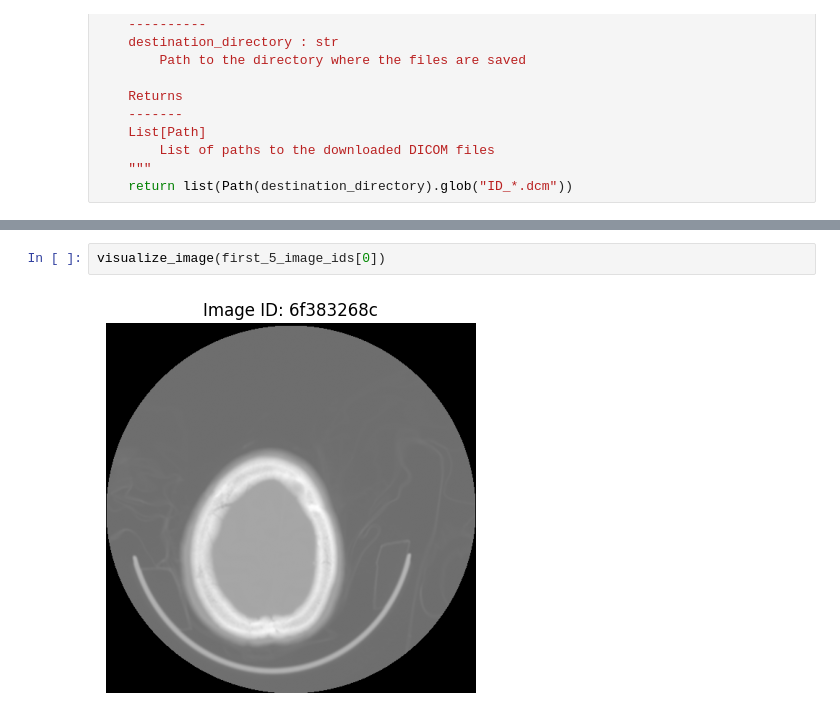
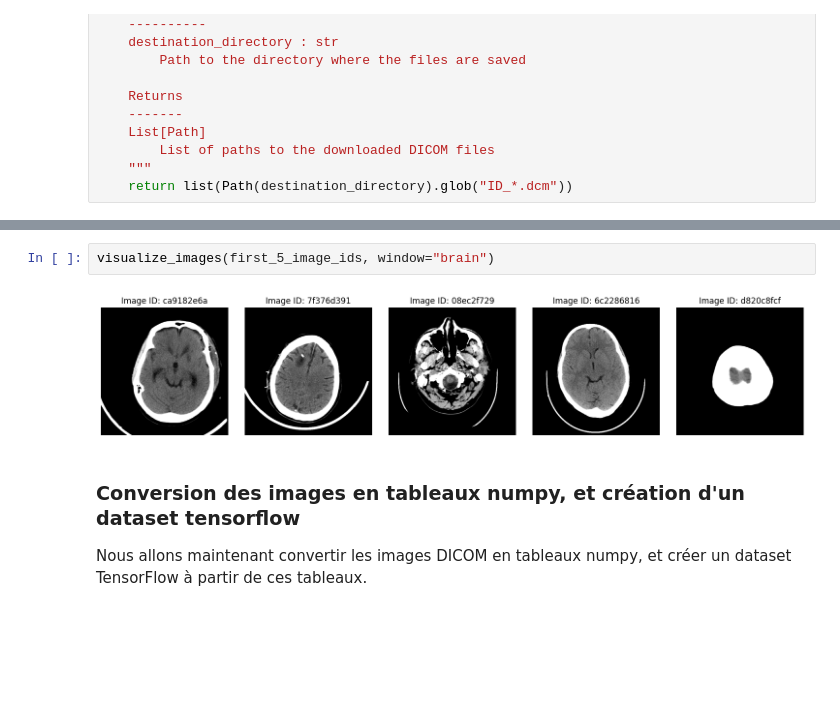
Before and after one commit to tomboulier/diffusion_models_tuto, a Jupyter notebook: notebooks/Kaggle_RSNA_intracranial_hemorrhage.ipynb, the cells around one changed output, grey strips where cells are left out. Cells and saved outputs as stored; diff of their text form; blank space fills up the shorter version.

```diff
--- a/notebooks/Kaggle_RSNA_intracranial_hemorrhage.ipynb
+++ b/notebooks/Kaggle_RSNA_intracranial_hemorrhage.ipynb
@@ -174,6 +286,10 @@ def visualize_images(image_ids: List[str],
     plt.tight_layout()
     plt.show()
 # %%
-visualize_image(first_5_image_ids[0])
+visualize_images(first_5_image_ids, window="brain")
 # %% [output]
-[figure, old version]
+[figure, new version]
+# %% [markdown]
+### Conversion des images en tableaux numpy, et création d'un dataset tensorflow
+
+Nous allons maintenant convertir les images DICOM en tableaux numpy, et créer un dataset TensorFlow à partir de ces tableaux.
```
Also changed, not shown: parts of 15 cells of this notebook.
